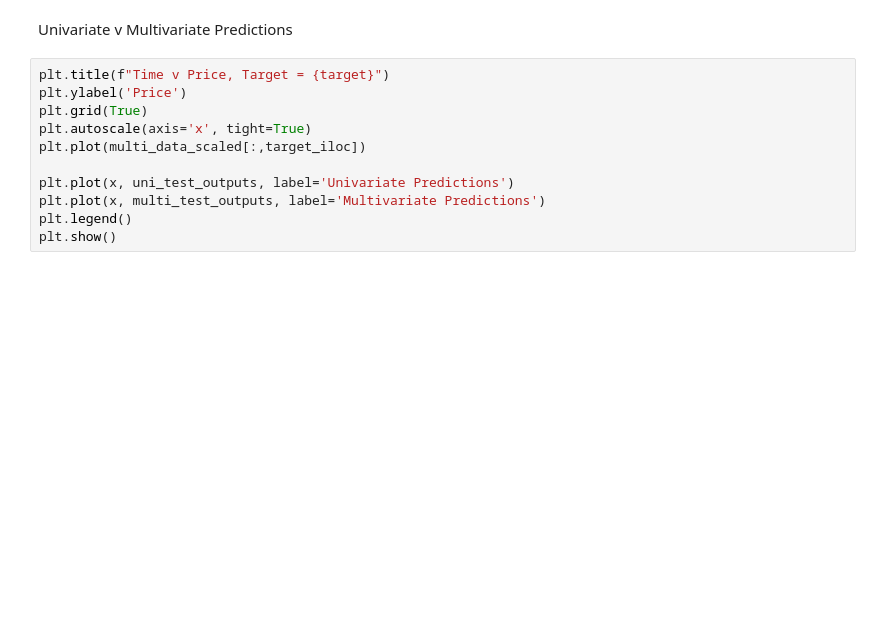
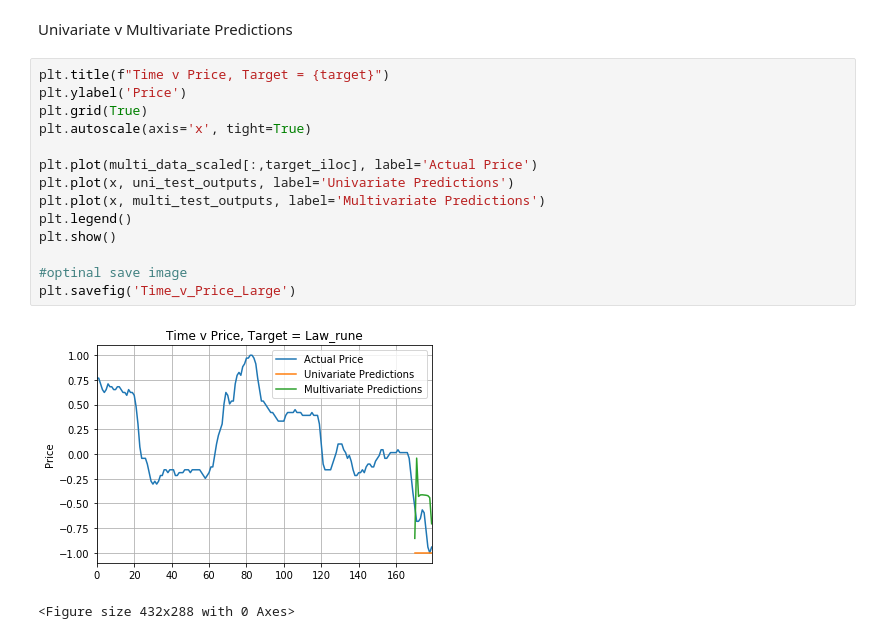
Before and after one commit to IshmaelObeso/GE_Price_Predictor, a Jupyter notebook: ge_time_series_2.ipynb, the cells around one changed output. Saved outputs shown, nothing was run; the diff lists cells and outputs as text; blank space fills up the shorter version.

Commit message:
Exported Multivariate v Univariate comparison charts to images

```diff
--- a/ge_time_series_2.ipynb
+++ b/ge_time_series_2.ipynb
@@ -422,14 +441,20 @@ Univariate v Multivariate Predictions
 # %%
 plt.title(f"Time v Price, Target = {target}")
 plt.ylabel('Price')
 plt.grid(True)
 plt.autoscale(axis='x', tight=True)
-plt.plot(multi_data_scaled[:,target_iloc])
 
+plt.plot(multi_data_scaled[:,target_iloc], label='Actual Price')
 plt.plot(x, uni_test_outputs, label='Univariate Predictions')
 plt.plot(x, multi_test_outputs, label='Multivariate Predictions')
 plt.legend()
 plt.show()
+
+#optinal save image
+plt.savefig('Time_v_Price_Large')
+# %% [output]
+[figure, added]
+<Figure size 432x288 with 0 Axes>
 # %%
 plt.title(f'Time v Price, Target = {target}')
 plt.ylabel('Price')
```
Also changed, not shown: parts of 6 cells of this notebook.
